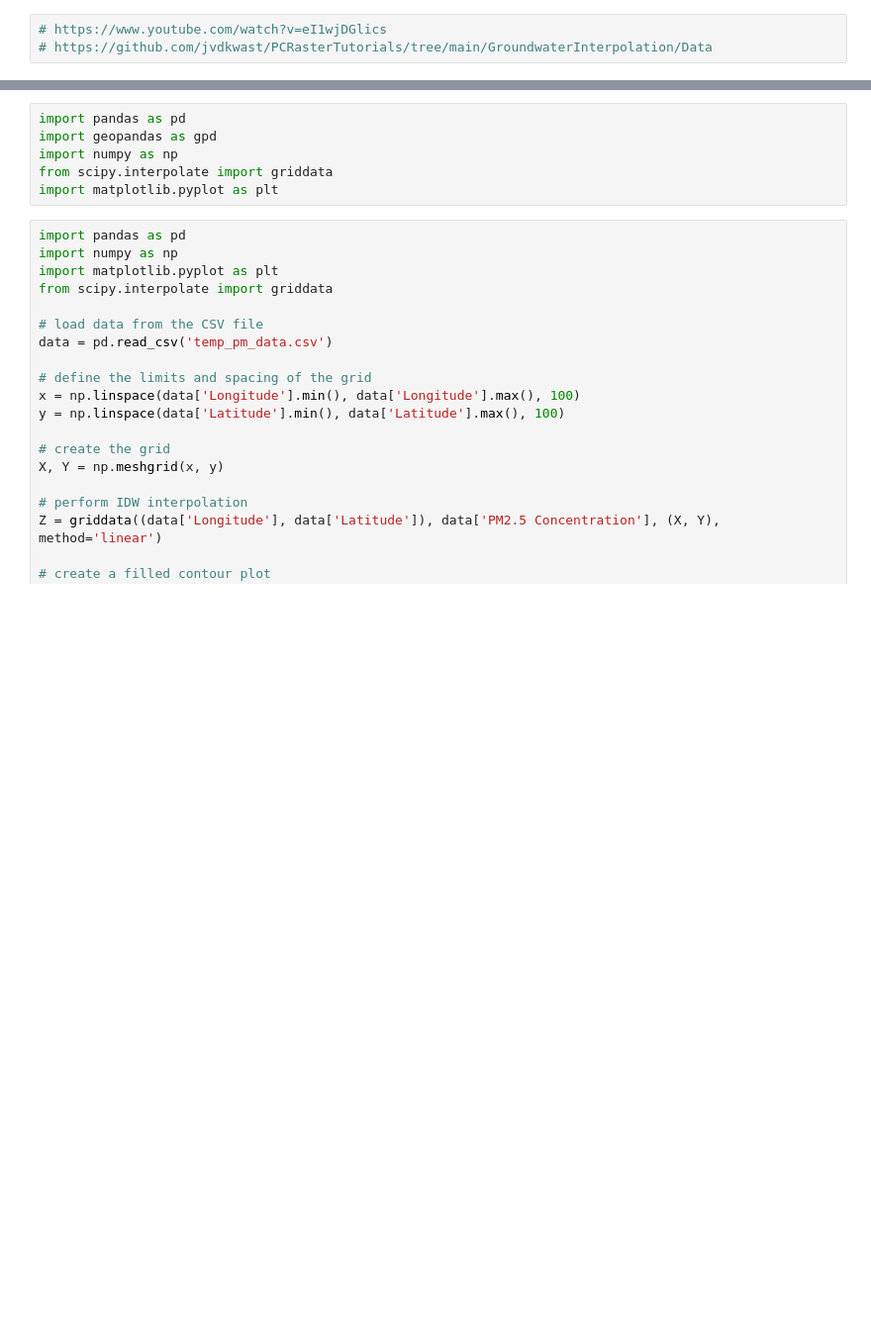
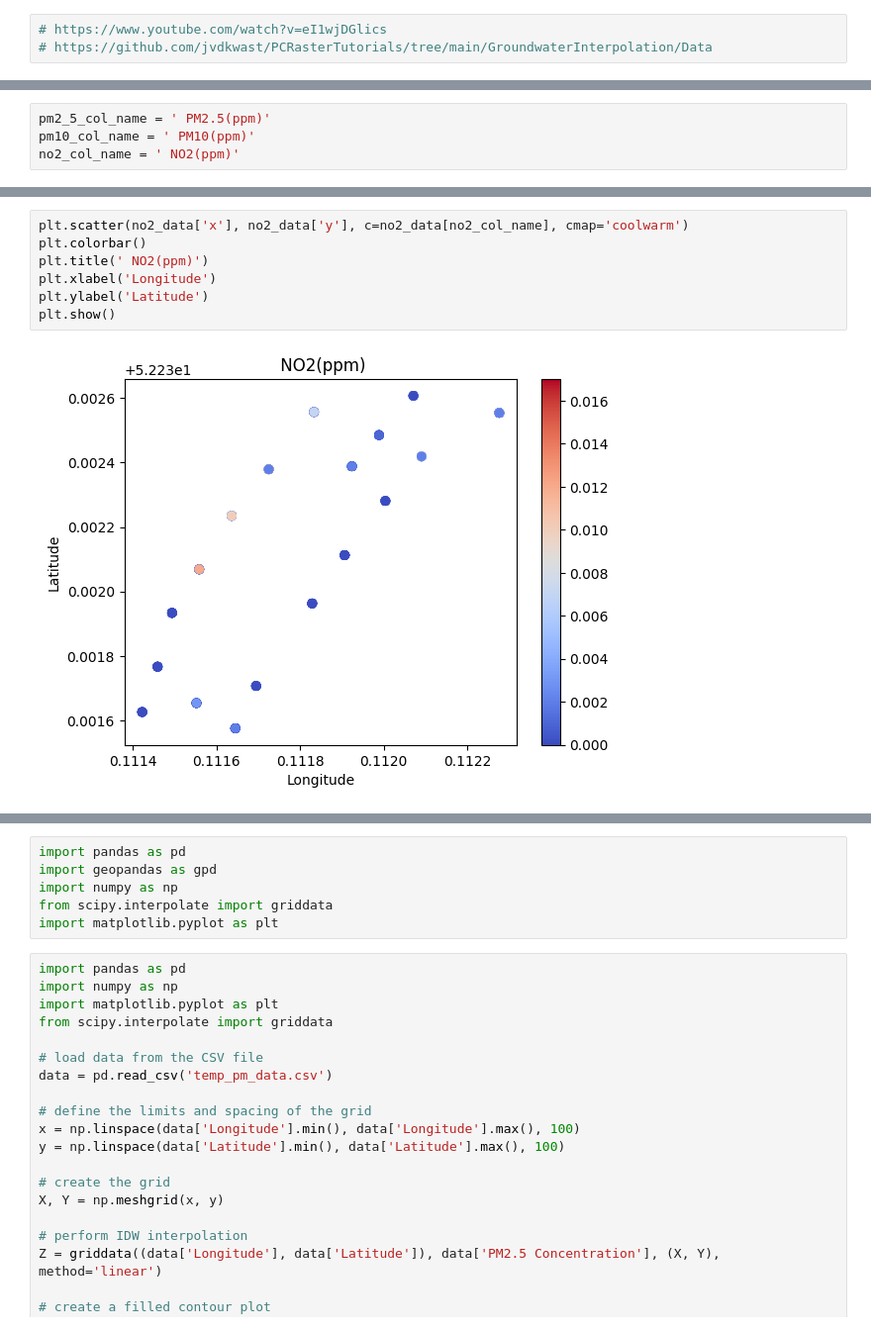
Before and after one commit to praseedm/PGMP, a Jupyter notebook: Interpolation_final.ipynb, the cells around one changed output, grey strips where cells are left out. Shown: that part at 99% size. Cells and saved outputs as stored; diff of their text form; blank space fills up the shorter version.

```diff
--- a/Interpolation_final.ipynb
+++ b/Interpolation_final.ipynb
@@ -33,0 +115,4 @@ Successfully installed click-plugins-1.1.1 cligj-0.7.2 fiona-1.9.2 geopandas-0.1
+# %%
+pm2_5_col_name = ' PM2.5(ppm)'
+pm10_col_name = ' PM10(ppm)'
+no2_col_name = ' NO2(ppm)'
@@ -33,0 +140,9 @@ Successfully installed click-plugins-1.1.1 cligj-0.7.2 fiona-1.9.2 geopandas-0.1
+# %%
+plt.scatter(no2_data['x'], no2_data['y'], c=no2_data[no2_col_name], cmap='coolwarm')
+plt.colorbar()
+plt.title(' NO2(ppm)')
+plt.xlabel('Longitude')
+plt.ylabel('Latitude')
+plt.show()
+# %% [output]
+[figure, added]
```
Also changed, not shown: parts of 39 cells of this notebook.
